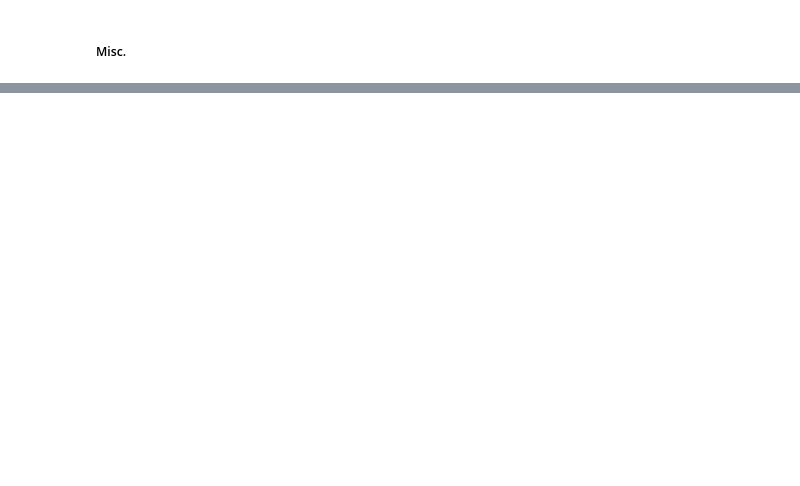
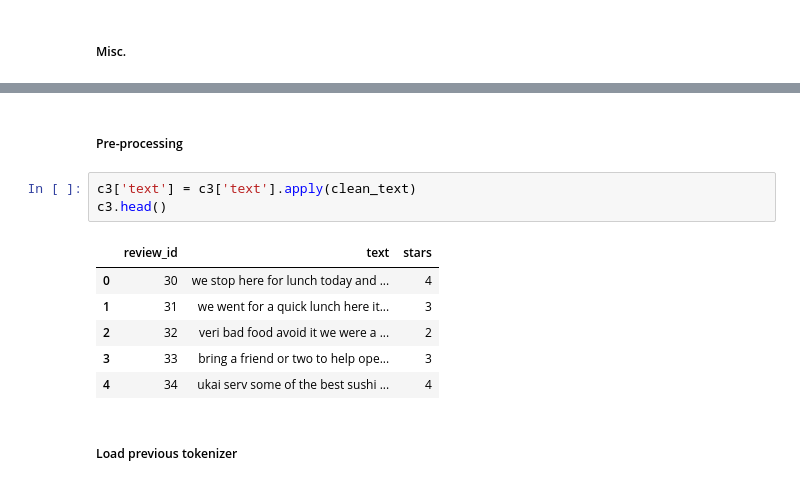
Before and after one commit to tanveed/team-t, a Jupyter notebook: NLP Yelp.ipynb, the cells around one changed output, grey strips where cells are left out. Drawn from its saved outputs; the diff is of its cells as text; blank space fills up the shorter version.

```diff
--- a/NLP Yelp.ipynb
+++ b/NLP Yelp.ipynb
@@ -968,0 +942,14 @@ sns.countplot(all_preds["final_pred"])
+# %% [markdown]
+##### Pre-processing
+# %%
+c3['text'] = c3['text'].apply(clean_text)
+c3.head()
+# %% [output]
+|  | review_id | text | stars |
+| 0 | 30 | we stop here for lunch today and ... | 4 |
+| 1 | 31 | we went for a quick lunch here it... | 3 |
+| 2 | 32 | veri bad food avoid it we were a ... | 2 |
+| 3 | 33 | bring a friend or two to help ope... | 3 |
+| 4 | 34 | ukai serv some of the best sushi ... | 4 |
+# %% [markdown]
+##### Load previous tokenizer
```
Also changed, not shown: parts of 67 cells of this notebook, 1 other file.
